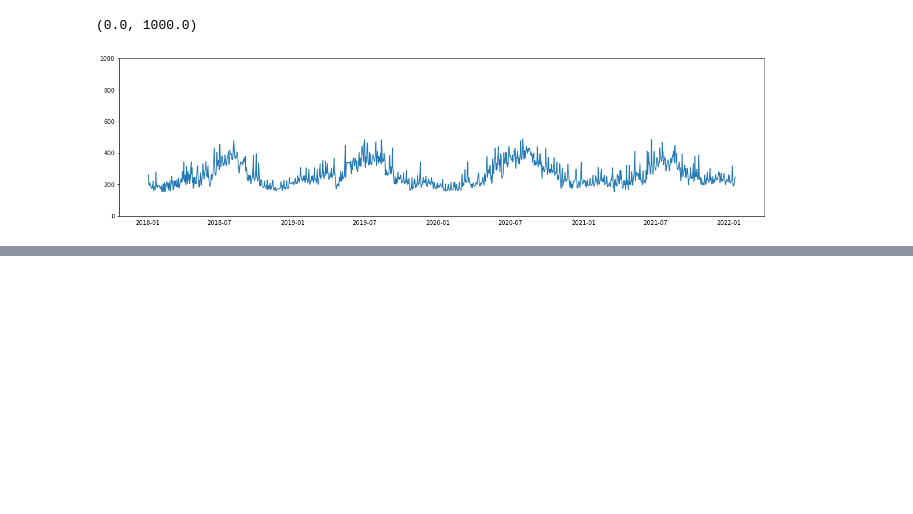
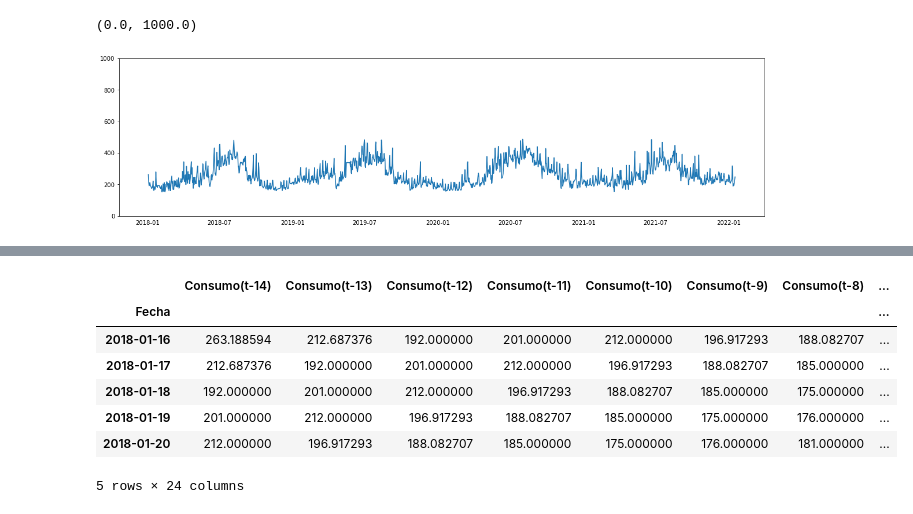
Before and after one commit to AlexMtGit/TFG, a Jupyter notebook: Notebooks/01_Preprocesado_De_Datos.ipynb, the cells around one changed output, grey strips where cells are left out. Saved outputs shown, nothing was run; the diff lists cells and outputs as text; code cells hidden in the pictures; blank space fills up the shorter version.

```diff
--- a/Notebooks/01_Preprocesado_De_Datos.ipynb
+++ b/Notebooks/01_Preprocesado_De_Datos.ipynb
@@ -440,0 +590,48 @@ df_consumo_diario.to_csv('./consumo_diario_03.csv')
+# %%
+df_14d_info = df_14d_no_info.copy()
+
+df_14d_info['DateTime'] = df_14d_info.index
+
+df_14d_info['Dia_semana'] = df_14d_info['DateTime'].apply(lambda x: x.weekday()) # Día de la semana
+df_14d_info['Dia_mes'] = df_14d_info['DateTime'].apply(lambda x: x.day) # Día del mes
+df_14d_info['Mes'] = df_14d_info['DateTime'].apply(lambda x: x.month) # Día del mes
+df_14d_info['Fin_de_semana']=0
+df_14d_info.loc[df_14d_info.Dia_semana >= 5, 'Fin_de_semana'] = 1
+df_14d_info = df_14d_info.drop(['DateTime'],axis=1)
+
+# DIAS FESTIVOS
+# https://www.calendarioslaborales.com/calendario-laboral-murcia-2018.htm
+df_14d_info['Festivo'] = 0
+dias_festivos=['2018-03-19','2018-03-29','2018-03-30','2018-04-03','2018-05-01','2018-06-09',
+               '2018-08-15','2018-09-11','2018-10-12','2018-11-01','2018-12-06','2018-12-08','2018-12-25',
+               '2019-01-01','2019-01-07','2019-03-19','2019-04-18','2019-04-19','2019-04-23','2019-05-01',
+               '2019-06-10','2019-08-15','2019-09-17','2019-10-12','2019-11-01','2019-12-06','2019-12-25',
+               '2020-01-01','2020-01-06','2020-03-19','2020-04-09','2020-04-10','2020-04-14','2020-05-01',
+               '2020-06-09','2020-08-15','2020-09-15','2020-10-12','2020-12-07','2020-12-08','2020-12-25',
+               '2021-01-01','2021-01-06','2021-03-19','2021-04-01','2021-04-02','2021-04-06','2021-05-01',
+               '2021-06-09','2021-09-13','2021-10-12','2021-11-01','2021-12-06','2021-12-08','2021-12-25',
+               '2022-01-01','2022-01-06']
+for dia in dias_festivos:
+    df_14d_info.loc[dia,'Festivo']=1
+
+df_14d_info = df_14d_info.dropna()
+
+# DATOS CLIMÁTICOS
+df_14d_info['Tmed'] = df_clima.loc[df_14d_info.index[0]:df_14d_info.index[-1]:,'tmed']          # Temperatura media
+df_14d_info['Tmin'] = df_clima.loc[df_14d_info.index[0]:df_14d_info.index[-1]:,'tmin']          # Temperatura máxima
+df_14d_info['Tmax'] = df_clima.loc[df_14d_info.index[0]:df_14d_info.index[-1]:,'tmax']          # Temperatura máxima
+df_14d_info['Precipit'] = df_clima.loc[df_14d_info.index[0]:df_14d_info.index[-1]:,'prec']    # Precipitación
+
+df_14d_info = df_14d_info.astype({'Dia_semana': 'int8', 'Dia_mes': 'int8',
+                                'Mes': 'int8', 'Fin_de_semana': 'int8', 'Festivo': 'int8'})
+display(df_14d_info.head())
+df_14d_info.to_csv('./consumo_diario_03_14d_info.csv')
+# %% [output]
+|  | Consumo(t-14) | Consumo(t-13) | Consumo(t-12) | Consumo(t-11) | Consumo(t-10) | Consumo(t-9) | Consumo(t-8) | ... |
+| Fecha |  |  |  |  |  |  |  | ... |
+| 2018-01-16 | 263.188594 | 212.687376 | 192.000000 | 201.000000 | 212.000000 | 196.917293 | 188.082707 | ... |
+| 2018-01-17 | 212.687376 | 192.000000 | 201.000000 | 212.000000 | 196.917293 | 188.082707 | 185.000000 | ... |
+| 2018-01-18 | 192.000000 | 201.000000 | 212.000000 | 196.917293 | 188.082707 | 185.000000 | 175.000000 | ... |
+| 2018-01-19 | 201.000000 | 212.000000 | 196.917293 | 188.082707 | 185.000000 | 175.000000 | 176.000000 | ... |
+| 2018-01-20 | 212.000000 | 196.917293 | 188.082707 | 185.000000 | 175.000000 | 176.000000 | 181.000000 | ... |
+5 rows × 24 columns
```
Also changed, not shown: parts of 7 cells of this notebook, 5 other files.
